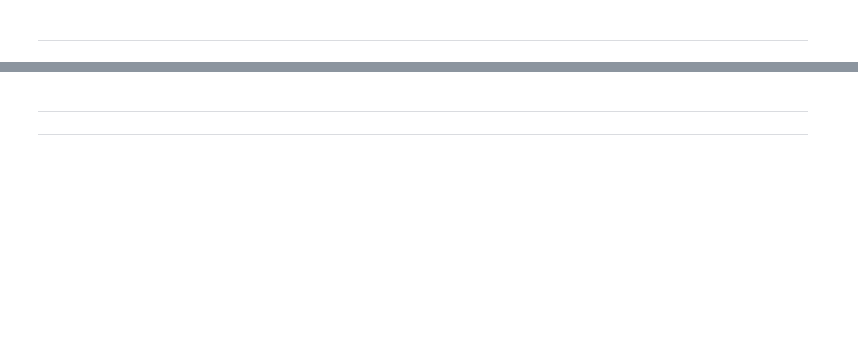
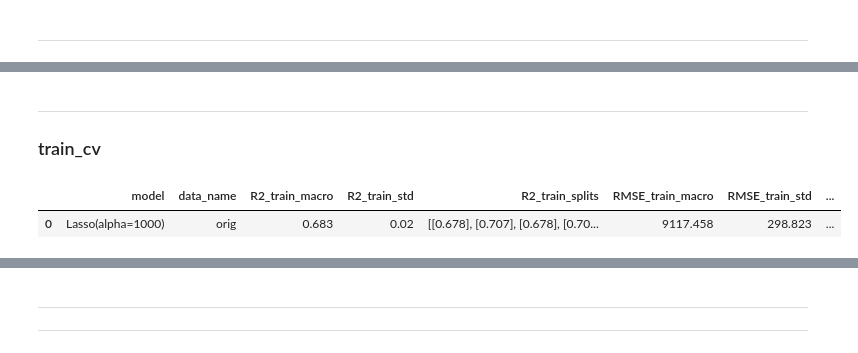
Before and after one commit to NazarovMichail/ds_nms, a Jupyter notebook: training_test.ipynb, the cells around one changed output, grey strips where cells are left out. Cells and saved outputs as stored; diff of their text form; code cells hidden in the pictures; blank space fills up the shorter version.

```diff
--- a/training_test.ipynb
+++ b/training_test.ipynb
@@ -586,0 +188,14 @@ $\boxed{\text{Оптимизированные базовые модели}}$
+# %% [markdown]
+___
+### <a id=5>train_cv</a>
+# %%
+trained_model, result_dict = model_train.train_cv(X=train_data['X_train_1'], y=train_data['target_train_1'],
+                                                  model=Lasso(alpha=1000),
+                                                  cv_type='loo',
+                                                  metric_best='RMSE_val',
+                                                  data_name='orig')
+
+pd.DataFrame([result_dict])
+# %% [output]
+|  | model | data_name | R2_train_macro | R2_train_std | R2_train_splits | RMSE_train_macro | RMSE_train_std | ... |
+| 0 | Lasso(alpha=1000) | orig | 0.683 | 0.02 | [[0.678], [0.707], [0.678], [0.70... | 9117.458 | 298.823 | ... |
```
Also changed, not shown: parts of 82 cells of this notebook, 2 other files.
